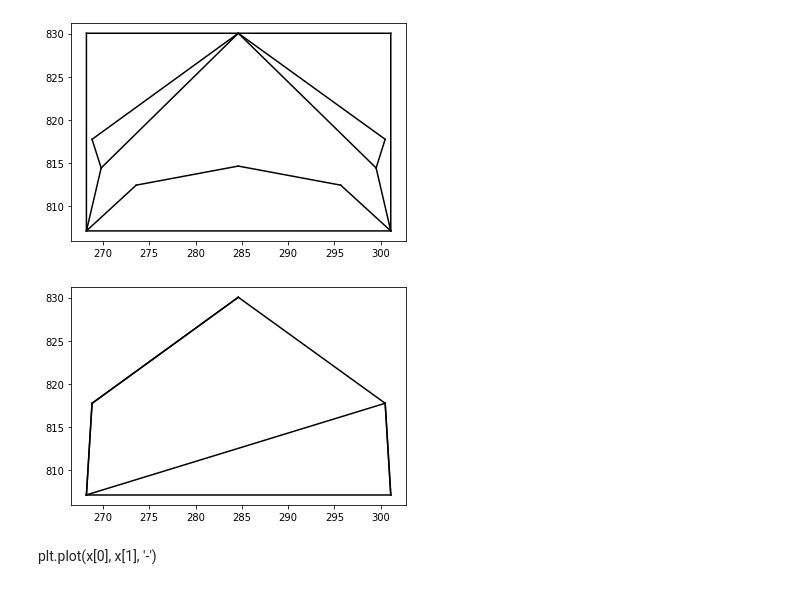
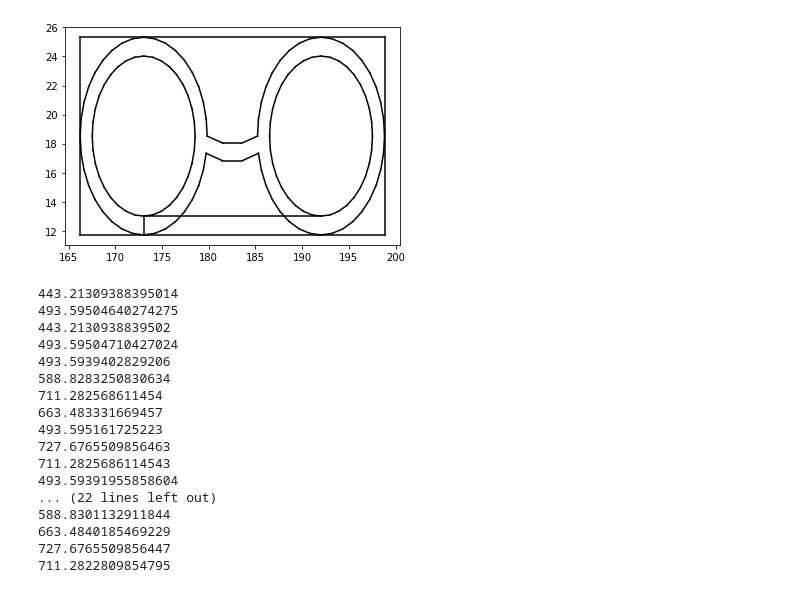
Before and after one commit to marinelligiovanna/paper-model-nest, a Jupyter notebook: pynest/notebooks/svg_xy.ipynb, the cells around one changed output. Cells and saved outputs as stored; diff of their text form; code cells hidden in the pictures.

```diff
--- a/pynest/notebooks/svg_xy.ipynb
+++ b/pynest/notebooks/svg_xy.ipynb
@@ -217,3 +241,10 @@ piece.add_segments_from_path(d, width, viewbox)
+# %%
+br = BoundingRect(piece)
+br.set_min_bounding_rect(rotate_piece=True)
+br.piece.plot()
+br.bounding_rect.plot()
+# %% [output]
+[figure, added]
 # %%
 from scipy.spatial import ConvexHull
 import matplotlib.pyplot as plt
@@ -290,8 +321,8 @@ for segment in chull.segments:
         min_ret['area'] = ret_area
         min_ret['convex_hull'] = chull_rotated
 
-piece.plot()
-min_ret['ret'].rotate(min_ret['theta'], (0,0,)).plot()
+piece.rotate(-min_ret['theta'], (0,0,)).plot()
+min_ret['ret'].plot()
 
 
 # # Rotate to be paralle to x axis
@@ -304,10 +335,20 @@ min_ret['ret'].rotate(min_ret['theta'], (0,0,)).plot()
 # plt.plot(points[simplex, 0], points[simplex, 1], 'r-')
 # chull.plot()
 # %% [output]
-[figure, removed]
+443.21309388395014
+493.59504640274275
+443.2130938839502
+493.59504710427024
+493.5939402829206
+588.8283250830634
+711.282568611454
+663.483331669457
+493.595161725223
+727.6765509856463
+711.2825686114543
+493.59391955858604
+... (22 lines left out)
+588.8301132911844
+663.4840185469229
+727.6765509856447
+711.2822809854795
-# %%
-chull_rotated.plot()
-# %% [output]
-[figure, removed]
-# %% [markdown]
-plt.plot(x[0], x[1], '-')
```
Also changed, not shown: parts of 17 cells of this notebook, 2 other files.
